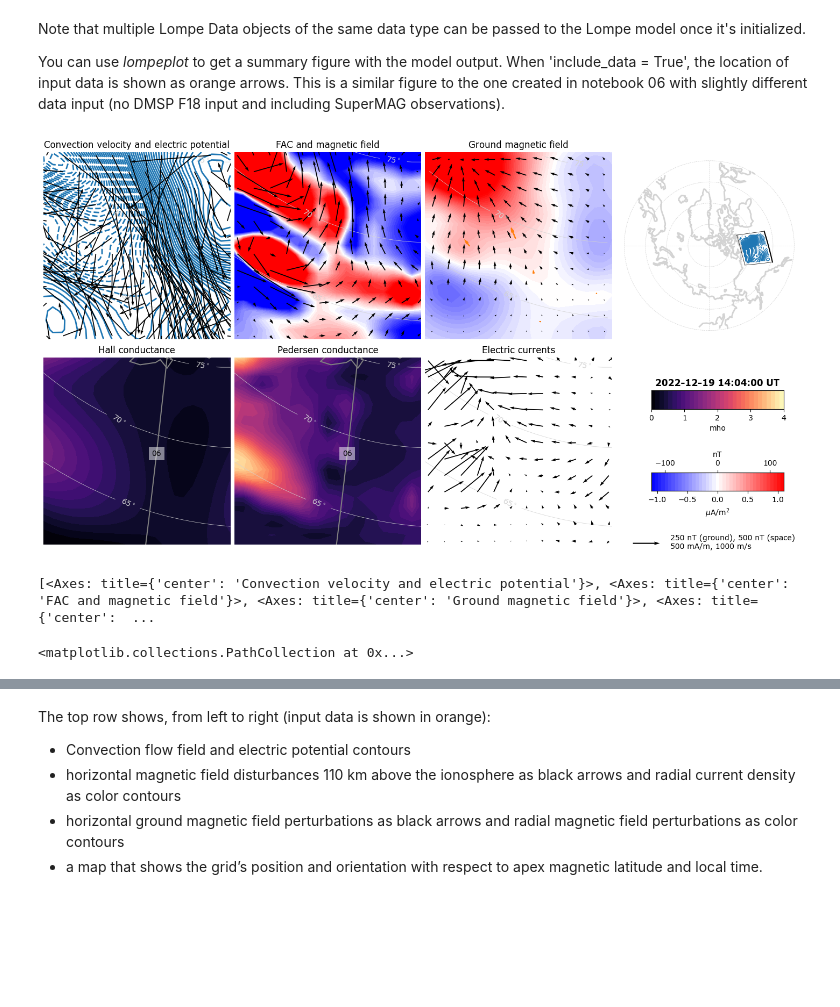
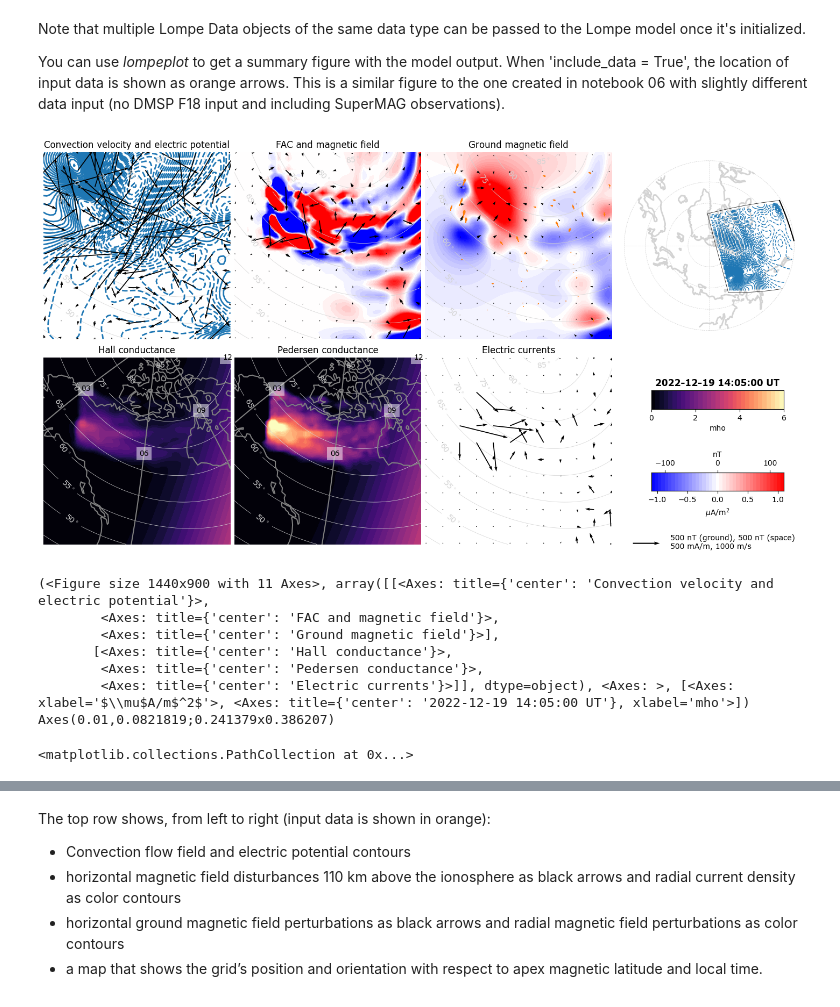
Before and after one commit to CassandraAuri/Physics_Work, a Jupyter notebook: Aurora_Work/Data_handling_with_Lompe.ipynb, the cells around one changed output, grey strips where cells are left out. Cells and saved outputs as stored; diff of their text form; code cells hidden in the pictures; blank space fills up the shorter version.

Commit message:
Updates to lompe to include all data

```diff
--- a/Aurora_Work/Data_handling_with_Lompe.ipynb
+++ b/Aurora_Work/Data_handling_with_Lompe.ipynb
@@ -38,8 +47,8 @@ Then the cubed sphere grid is set up in the region we want to make a Lompe model
 # %%
 position = (-114,62) # lon, lat
 orientation = 0 # east, north
-L, W = 1500e3, 1500e3 # dimensions of grid (L is along orientation vector)
-Lres, Wres = 70.e3, 70.e3 # resolution of grid (Lres is along orientation vector)
+L, W = 5000e3, 5000e3 # dimensions of grid (L is along orientation vector)
+Lres, Wres = 75.e3, 75.e3 # resolution of grid (Lres is along orientation vector)
 grid = lompe.cs.CSgrid(lompe.cs.CSprojection(position, orientation), L, W, Lres, Wres, R = 6481.2e3)
 # %% [markdown]
 You can plot the grid if you want to. This is a grid over a small region in North America:
@@ -71,7 +79,7 @@ The conductance model object can be constructed on the model grid:
 ssies = dataloader.read_ssusi(event, 'north', basepath, tempfile_path)
 # %%
 cmod = Cmodel(grid, event, t0, spline_smoothing = 10, EUV = True, filtersize = 2, how = 'median',
-              param = 'lbhs', sat = 'F18', tempfile_path = tempfile_path, basepath = basepath)
+              param = 'lbhs', sat = 'F17', tempfile_path = tempfile_path, basepath = basepath)
 # %% [markdown]
 ##### DMSP SSIES
 
@@ -135,7 +107,7 @@ supermag = pd.read_hdf(dataloader.read_smag(event, basepath, tempfile_path, file
 Like the other read-functions, *read_smag()* creates a processed file for all available stations on the entire event date. You can remove stations with a latitude cutoff if you want to, however, data far from the model grid will automatically be removed in Lompe anyways. We must select the time interval of interest before we make the Lompe data object:
 # %%
 # latitude cutoff of magnetometers
-supermag = supermag[supermag.lat <= 90]
+
 # select the time interval of interest
 sm = supermag[t0 - DT : t0 + DT].dropna()
 
@@ -144,4 +116,5 @@ B = np.vstack((sm.Be.values, sm.Bn.values, sm.Bu.values))
 coords = np.vstack((sm.lon.values, sm.lat.values))
 # lompe.Data is the Lompe data format
 #sm_data = lompe.Data(B * 1e-9, coords, datatype = 'ground_mag', scale = 100e-9)
-sm_data = lompe.Data(B * 1e-9, coords, datatype = 'ground_mag', error = 10e-9, iweight = 0.4)
+print(B * 1e-9)
+sm_data = lompe.Data(B * 1e-9, coords, datatype = 'ground_mag', error = 10e-9, iweight = 1)
@@ -182,9 +290,11 @@ Now the data can be added to Lompe and the inversion can be performed. Note that
 model = lompe.Emodel(grid, (cmod.hall, cmod.pedersen))
 
 # add data
-model.add_data(ssies_data_arr[0],ssies_data_arr[1],ssies_data_arr[2], sm_data)
+#model.add_data(iridium_data)
+model.add_data(sm_data)
+#model.add_data(swarmmags[0],swarmmags[1], swarmmags[2] , )
 
 # run inversion
-model.run_inversion(l1 = 1, l2 = 10);
+model.run_inversion(l1 = 1, l2 = 10)
 # l1 and l2 are regularization parameters that control the damping of
 # 1) model norm, and 2) gradient of SECS amplitudes (charges) in magnetic eastward direction
@@ -195,16 +321,24 @@ You can use *lompeplot* to get a summary figure with the model output. When 'inc
 # %%
 fig = lompe.lompeplot(model, include_data = True, time = t0, apex = a,
                       colorscales = {'fac'        : np.linspace(-0.55, 0.55, 40) * 1e-6 * 2,
                                      'ground_mag' : np.linspace(-380, 380, 50) * 1e-9 / 3, # upward component
-                                     'hall'       : np.linspace(0, 4, 32), # mho
-                                     'pedersen'   : np.linspace(0, 4, 32)}, # mho
-                      quiverscales={'ground_mag'      : 500*1e-9,
+                                     'hall'       : np.linspace(0, 6, 32), # mho
+                                     'pedersen'   : np.linspace(0, 6, 32)}, # mho
+                      quiverscales={'ground_mag'      : 1000*1e-9,
                                     'space_mag_fac'   : 1000*1e-9,
                                     'space_mag_full'  : 1000*1e-9,
-                                    'electric_current': 1000 * 1e-3})
-print(fig.axes)
-fig.axes[2].scatter(1,1)
+                                    'electric_current': 1000 * 1e-3}, return_axes=True)
+print(fig)
+print(fig[1][1][0])
+fig[1][1][0].cla()
+fig[1][1][0].scatter(-114,65, s=100)
 # %% [output]
-[figure, old version]
+[figure, new version]
-[<Axes: title={'center': 'Convection velocity and electric potential'}>, <Axes: title={'center': 'FAC and magnetic field'}>, <Axes: title={'center': 'Ground magnetic field'}>, <Axes: title={'center':  ...
+(<Figure size 1440x900 with 11 Axes>, array([[<Axes: title={'center': 'Convection velocity and electric potential'}>,
+        <Axes: title={'center': 'FAC and magnetic field'}>,
+        <Axes: title={'center': 'Ground magnetic field'}>],
+       [<Axes: title={'center': 'Hall conductance'}>,
+        <Axes: title={'center': 'Pedersen conductance'}>,
+        <Axes: title={'center': 'Electric currents'}>]], dtype=object), <Axes: >, [<Axes: xlabel='$\\mu$A/m$^2$'>, <Axes: title={'center': '2022-12-19 14:05:00 UT'}, xlabel='mho'>])
+Axes(0.01,0.0821819;0.241379x0.386207)
 <matplotlib.collections.PathCollection at 0x...>
```
Also changed, not shown: parts of 25 cells of this notebook, 4 other files.
